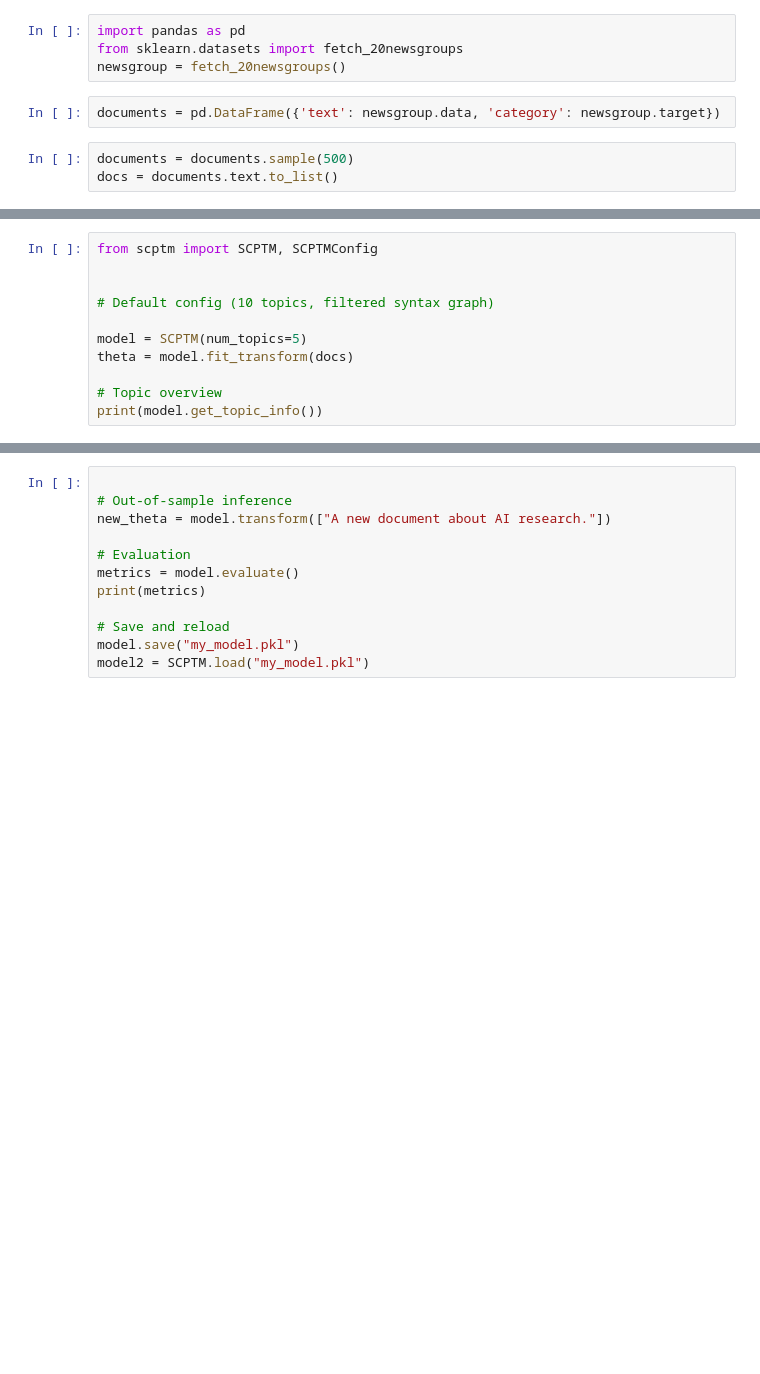
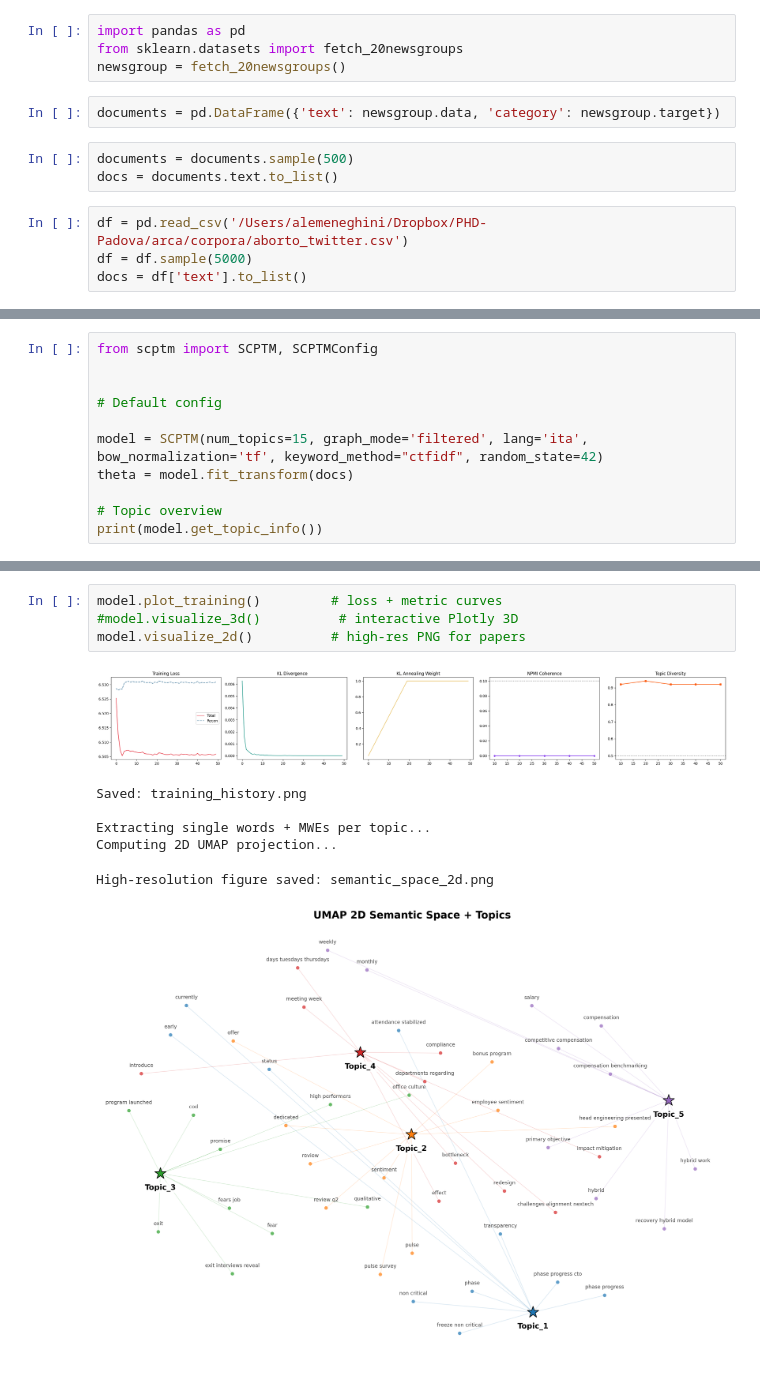
Before and after one commit to a-meneghini/scptm, a Jupyter notebook: notebook.ipynb, the cells around one changed output, grey strips where cells are left out. Drawn from its saved outputs; the diff is of its cells as text; blank space fills up the shorter version.

```diff
--- a/notebook.ipynb
+++ b/notebook.ipynb
@@ -7,3 +7,7 @@ documents = pd.DataFrame({'text': newsgroup.data, 'category': newsgroup.target})
 # %%
 documents = documents.sample(500)
 docs = documents.text.to_list()
+# %%
+df = pd.read_csv('/Users/alemeneghini/Dropbox/PHD-Padova/arca/corpora/aborto_twitter.csv')
+df = df.sample(5000)
+docs = df['text'].to_list()
@@ -11,9 +19,9 @@ docs = documents.text.to_list()
 from scptm import SCPTM, SCPTMConfig
 
 
-# Default config (10 topics, filtered syntax graph)
+# Default config
 
-model = SCPTM(num_topics=5)
+model = SCPTM(num_topics=15, graph_mode='filtered', lang='ita', bow_normalization='tf', keyword_method="ctfidf", random_state=42)
 theta = model.fit_transform(docs)
 
 # Topic overview
@@ -66,12 +68,12 @@ Collecting contextual embeddings (REV-A)...
-# %%
-
-# Out-of-sample inference
-new_theta = model.transform(["A new document about AI research."])
-
-# Evaluation
-metrics = model.evaluate()
-print(metrics)
-
-# Save and reload
-model.save("my_model.pkl")
-model2 = SCPTM.load("my_model.pkl")
+# %%
+model.plot_training()         # loss + metric curves
+#model.visualize_3d()          # interactive Plotly 3D
+model.visualize_2d()          # high-res PNG for papers
+# %% [output]
+[figure, added]
+Saved: training_history.png
+
+Extracting single words + MWEs per topic...
+Computing 2D UMAP projection...
+High-resolution figure saved: semantic_space_2d.png
+[figure, added]
```
Also changed, not shown: parts of 4 cells of this notebook.
